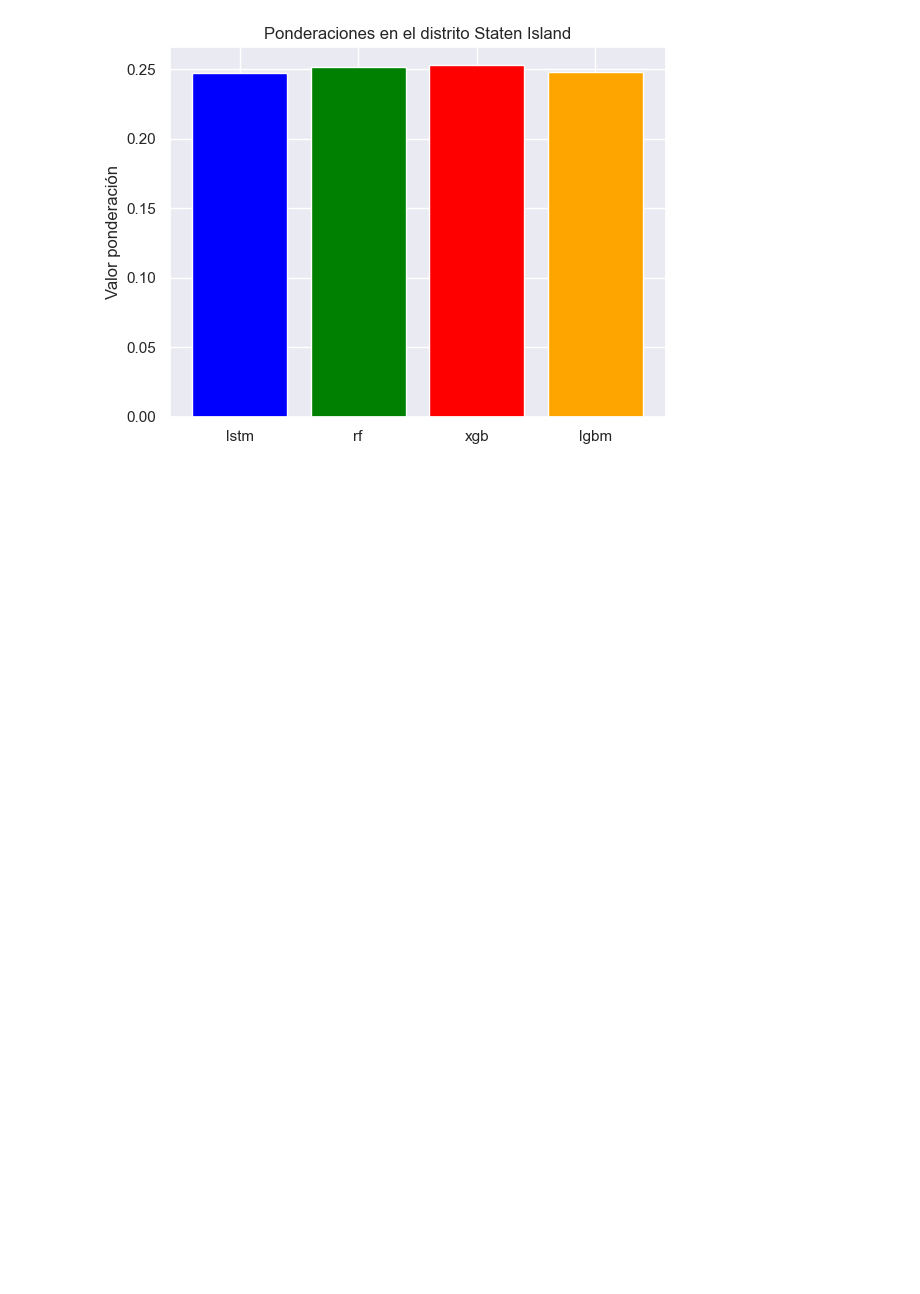
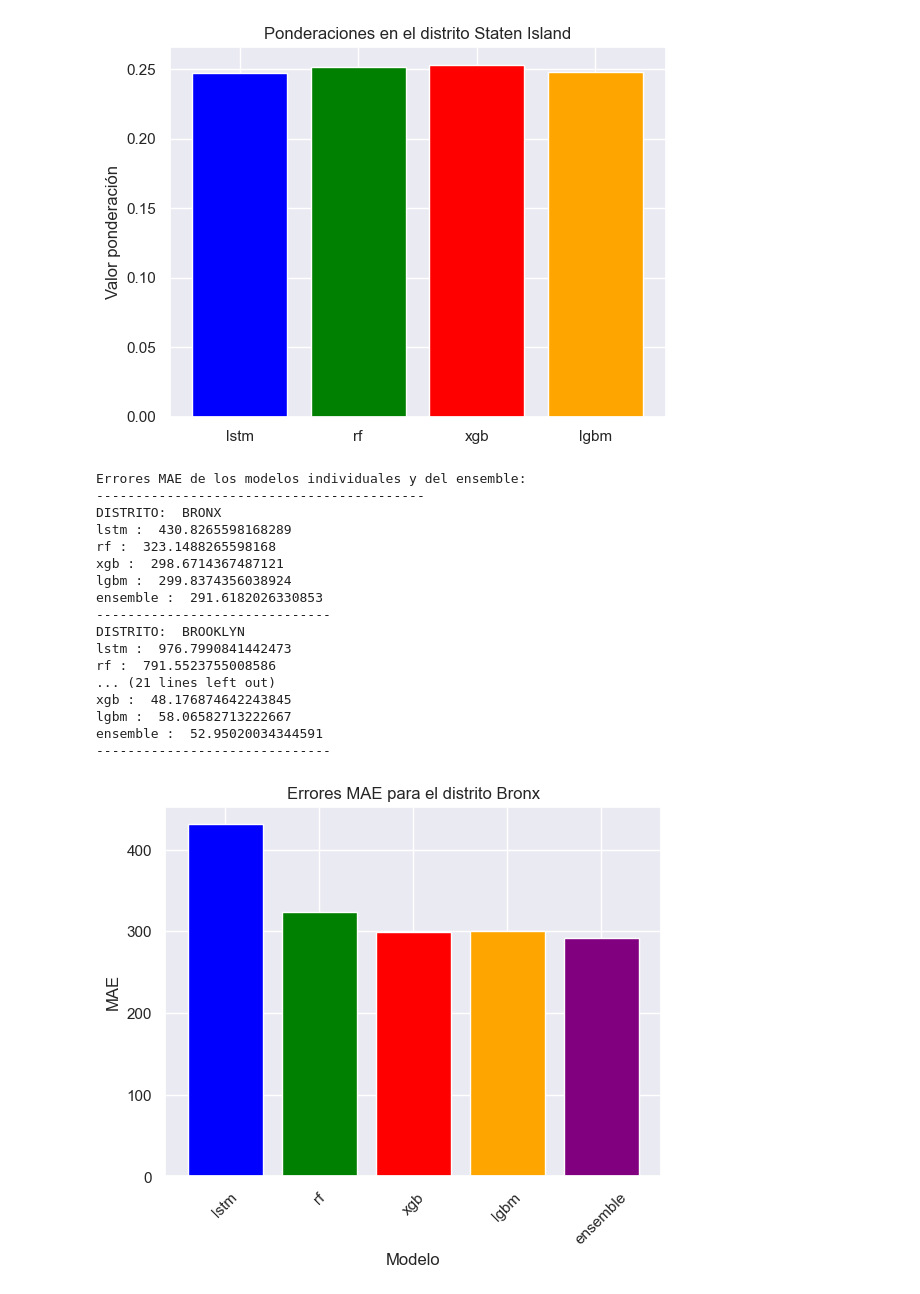
Before and after one commit to R4F43LB/EcoTaxisNYC, a Jupyter notebook: ML_Model/Evaluación/ensemble_evaluacion.ipynb, the cells around one changed output. Cells and saved outputs as stored; diff of their text form; code cells hidden in the pictures; blank space fills up the shorter version.

```diff
--- a/ML_Model/Evaluación/ensemble_evaluacion.ipynb
+++ b/ML_Model/Evaluación/ensemble_evaluacion.ipynb
@@ -147,7 +147,8 @@ for district in distritos:
     for model in modelos:
         mse = mean_squared_error(resultados[district]['real_values'], resultados[district][model])
         rmse = np.sqrt(mse)
-        errores[district][model] = {'MSE': mse, 'RMSE': rmse}
+        mae = mean_absolute_error(resultados[district]['real_values'],resultados[district][model] )
+        errores[district][model] = {'MSE': mse, 'RMSE': rmse, 'MAE': mae}
 # %% [markdown]
 Veamos ahora la comparación de los errores:
 # %%
@@ -365,3 +366,51 @@ for distrito in distritos:
 [figure]
 [figure]
 [figure]
+# %%
+print('Errores MAE de los modelos individuales y del ensemble: ')
+print('------------------------------------------')
+for district in distritos:
+    print('DISTRITO: ', district.upper())
+    for model in modelos:
+        print(model, ': ', errores[district][model]['MAE'])
+    print('------------------------------')
+
+for distrito in distritos:
+    # Obtener los errores RMSE para el distrito
+    errores_distrito = [errores[distrito][modelo]['MAE'] for modelo in modelos]
+
+    # Crear la figura y el eje
+    fig, ax = plt.subplots()
+
+    # Crear las barras
+    ax.bar(modelos, errores_distrito, color=['blue', 'green', 'red', 'orange', 'purple'])
+
+    # Agregar etiquetas y título
+    ax.set_xlabel('Modelo')
+    ax.set_ylabel('MAE')
+    ax.set_title(f'Errores MAE para el distrito {distrito}')
+
+    # Rotar las etiquetas del eje x para mejor visualización
+    plt.xticks(rotation=45)
+
+    # Mostrar el gráfico
+    plt.show()
+# %% [output]
+Errores MAE de los modelos individuales y del ensemble:
+------------------------------------------
+DISTRITO:  BRONX
+lstm :  430.8265598168289
+rf :  323.1488265598168
+xgb :  298.6714367487121
+lgbm :  299.8374356038924
+ensemble :  291.6182026330853
+------------------------------
+DISTRITO:  BROOKLYN
+lstm :  976.7990841442473
+rf :  791.5523755008586
+... (21 lines left out)
+xgb :  48.176874642243845
+lgbm :  58.06582713222667
+ensemble :  52.95020034344591
+------------------------------
+[figure, added]
```
Also changed, not shown: parts of 2 cells of this notebook, 1 other file.
